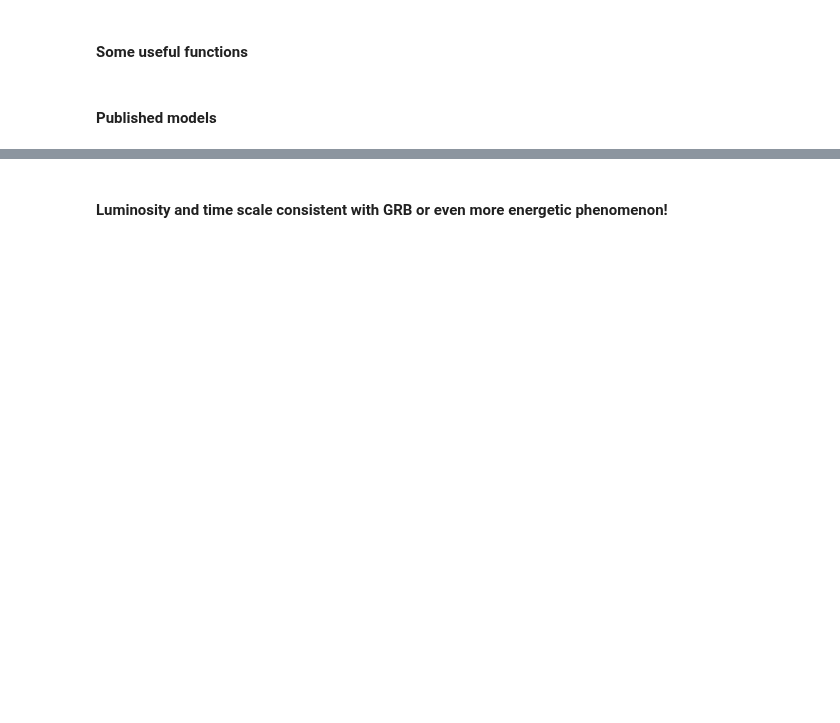
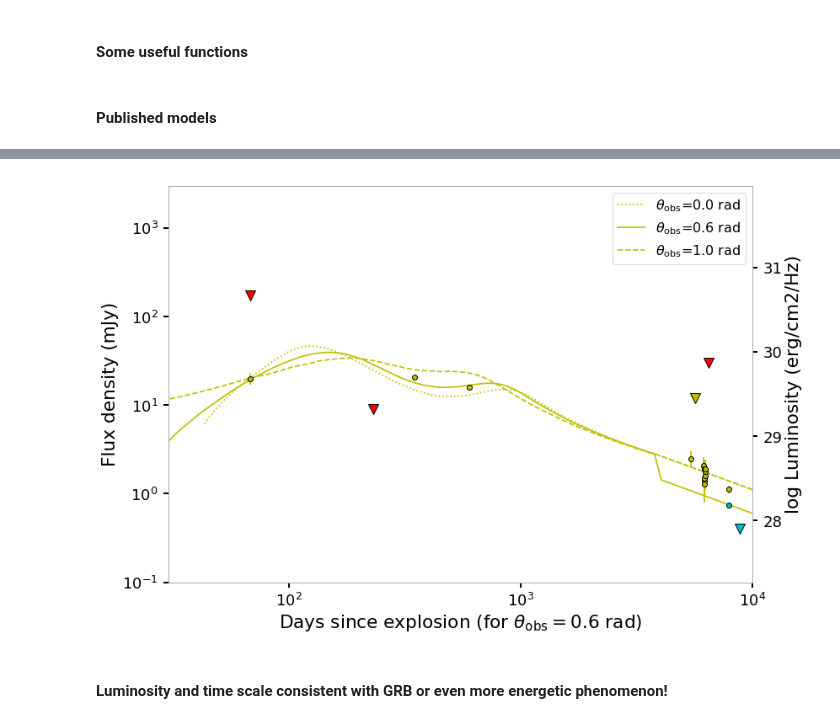
Before and after one commit to caseyjlaw/vlass_query, a Jupyter notebook: J141918.855+394036.03.ipynb, the cells around one changed output, grey strips where cells are left out. Drawn from its saved outputs; the diff is of its cells as text; code cells hidden in the pictures; blank space fills up the shorter version.

```diff
--- a/J141918.855+394036.03.ipynb
+++ b/J141918.855+394036.03.ipynb
@@ -599,3 +680,81 @@ with quantity_support():
+# %%
+# last sample modeled
+tref = 3.764912e+03
+sref_th00 = 2.826502e+00
+sref_th01 = 2.808248e+00
+sref_th02 = 2.811607e+00
+sref_th04 = 2.692775e+00
+sref_th08 = 2.985698e+00
+sref_th10 = 2.841673e+00
+
+fill_indices = np.where(np.array(s_lgrb_th00) == 0.)[0]
+for i in fill_indices:
+    s_lgrb_th00[i] = f_late(t_lgrb_th00[i], tref, sref_th00, 2.2)
+    s_lgrb_th01[i] = f_late(t_lgrb_th01[i], tref, sref_th01, 2.2)
+    s_lgrb_th02[i] = f_late(t_lgrb_th02[i], tref, sref_th02, 2.2)
+    s_lgrb_th04[i] = f_late(t_lgrb_th04[i], tref, sref_th04, 2.2)
+    s_lgrb_th08[i] = f_late(t_lgrb_th08[i], tref, sref_th08, 2.2)
+    s_lgrb_th10[i] = f_late(t_lgrb_th10[i], tref, sref_th10, 2.2)
+# %%
+with quantity_support():
+    fig = plt.figure(figsize=(12,8))
+
+    # data
+    plt.plot(([t_tgss-t0, t_wenss-t0, t_ab6860-t0]*u.year).to_value(u.day),
+             [s_tgss, s_wenss, s_ab6860P]*u.milliJansky, 'rv',
+             markeredgewidth=1, markeredgecolor='k',
+             markersize=12, label="_<=0.35 GHz")  # 150 MHz
+    plt.errorbar(([t_ab6860-t0, t_first-t0, t_nvss-t0, t_farnes-t0]*u.year).to_value(u.day),
+                 [s_ab6860, s_first, s_nvss, s_farnesL]*u.milliJansky,
+                 markersize=12, markeredgewidth=1, markeredgecolor='k',
+                 yerr=[es_ab6860, es_first, es_nvss, es_farnesL]*u.milliJansky, fmt='y.',
+                 label="_1.4 GHz")  # 1.4 GHz
+    plt.plot((t_ata*u.year-t0*u.year).to_value(u.day), s_ata*u.milliJansky, 'yv', markersize=12,
+              markeredgewidth=1, markeredgecolor='k')  # 3 GHz
+    plt.errorbar(((t_atlas*u.year) - t0*u.year).to_value(u.day), s_atlas*u.milliJansky,
+                 yerr=es_atlas*u.milliJansky, markersize=12, fmt='y.',
+                markeredgewidth=1, markeredgecolor='k')
+    plt.errorbar(([t_farnes-t0]*u.year).to_value(u.day),
+                 [s_farnesS]*u.milliJansky,
+                 yerr=[es_farnesS]*u.milliJansky, fmt='c.', markersize=12,
+                 label="_3 GHz", markeredgewidth=1, markeredgecolor='k')  # 3 GHz
+    plt.plot(([t_vlass-t0]*u.year).to_value(u.day), [s_vlass]*u.milliJansky, 'cv',
+             markersize=12, markeredgewidth=1, markeredgecolor='k')  # 3 GHz
+
+    # van Eerten models
+#    plt.plot(t_lgrb_on*u.day, s_lgrb_on, 'k-.', label="1 GHz, On-axis LGRB (van Eerten)")
+#    plt.plot(t_lgrb0*u.day, s_lgrb0, 'k--', label="1 GHz, 0.8 off LGRB (van Eerten)")
+    # published Sironi models
+#    plt.plot(t_lgrb08_14*u.day, s_lgrb08_14, 'y-', label="1.4 GHz, 0.8 off LGRB (Sironi)")
+#    plt.plot(t_lgrb08_035*u.day, s_lgrb08_035, 'r-', label="0.35 GHz, 0.8 off LGRB (Sironi)")
+
+    # custom Sironi models
+    plt.plot(t_lgrb_th00*u.day, s_lgrb_th00, 'y:', label=r"$\theta_{\rm{obs}}$=0.0 rad")
+#    plt.plot(t_lgrb_th02*u.day, s_lgrb_th02, 'y--', label=r"$\theta_{\rm{obs}}$=0.2 rad")
+#    plt.plot(t_lgrb_th04*u.day, s_lgrb_th04, 'y--', label=r"$\theta_{\rm{obs}}$=0.4 rad")
+    plt.plot(t_lgrb_best14*u.day, s_lgrb_best14, 'y-', label=r"$\theta_{\rm{obs}}$=0.6 rad")
+#    plt.plot(t_lgrb_th08*u.day, s_lgrb_th08, 'y--', label=r"$\theta_{\rm{obs}}$=0.8 rad")
+    plt.plot(t_lgrb_th10*u.day, s_lgrb_th10, 'y--', label=r"$\theta_{\rm{obs}}$=1.0 rad")
+    plt.grid(False)
+    plt.tick_params(direction='out', length=6, width=2, colors='k')
+    plt.loglog()
+    plt.legend(fontsize=16)
+    plt.xlabel(r"Days since explosion (for $\theta_{\rm{obs}}=0.6$ rad)")
+    plt.ylabel("Flux density (mJy)")
+    plt.xlim(30,10000)
+    plt.ylim(1e-1, 3e3)
+
+    # luminosity axis labels
+    ax = fig.axes[0].twinx()  # instantiate a second axes that shares the same x-axis
+    ax.set_ylabel('log Luminosity (erg/cm2/Hz)')
+    ax.set_ylim(np.log10(getlum(2e-1*1e-3)), np.log10(getlum(1e4*1e-3)))
+    fig.tight_layout()  # otherwise the right y-label is slightly clipped
+    plt.tick_params(direction='out', length=6, width=2, colors='k')
+    ax.grid(False)
+
+    plt.savefig("models_j1419_range.pdf", format="pdf")
+# %% [output]
+[figure, added]
 # %% [markdown]
 #### Luminosity and time scale consistent with GRB or even more energetic phenomenon!
 # %%
```
Also changed, not shown: parts of 11 cells of this notebook, 9 other files.
